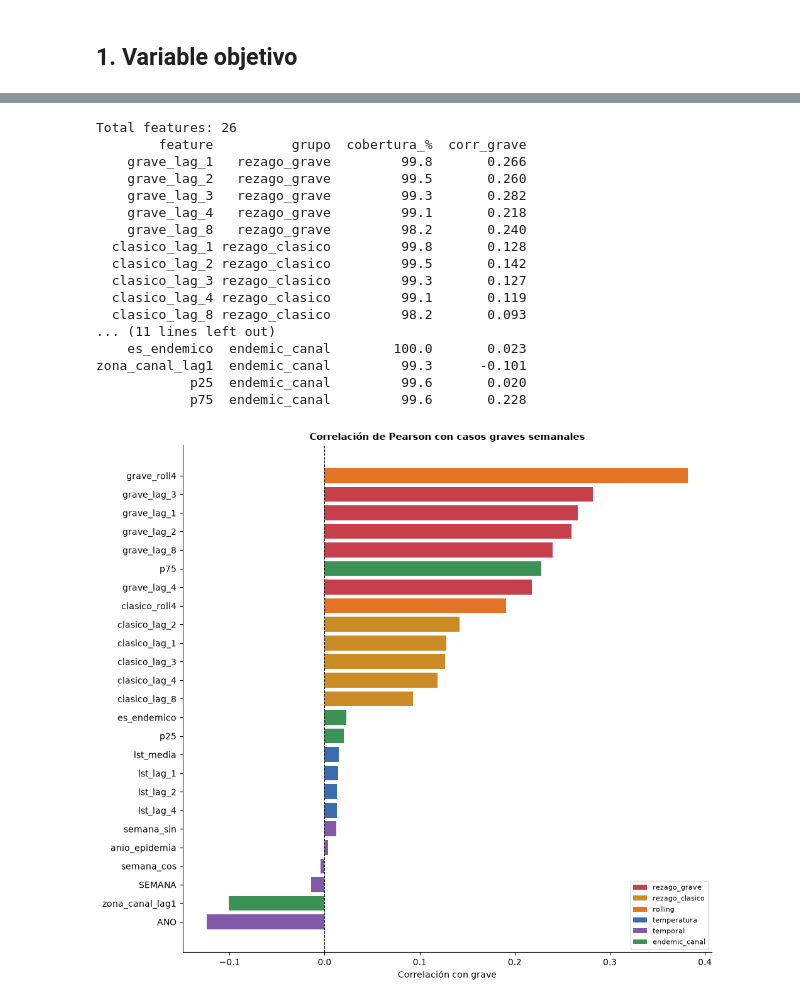
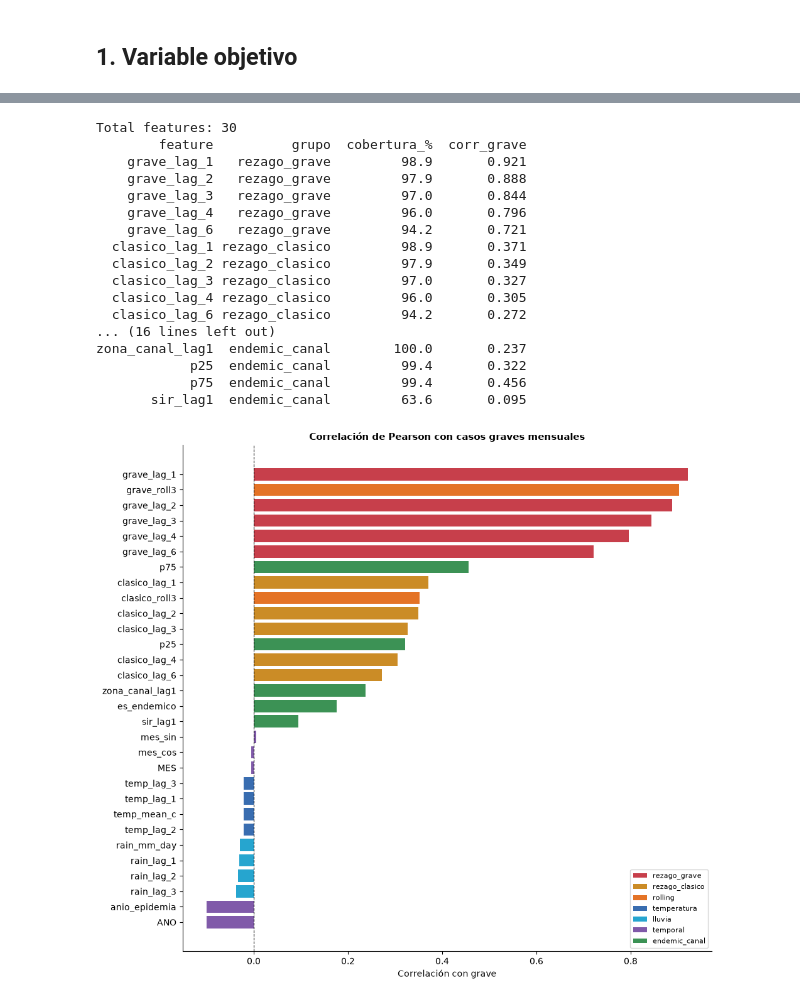
Before and after one commit to j-mauro-r/microproyecto-tema3, a Jupyter notebook: notebooks/09_Analisis_Features.ipynb, the cells around one changed output, grey strips where cells are left out. Saved outputs shown, nothing was run; the diff lists cells and outputs as text; code cells hidden in the pictures.

```diff
--- a/notebooks/09_Analisis_Features.ipynb
+++ b/notebooks/09_Analisis_Features.ipynb
@@ -218,0 +106,14 @@ plt.show()
+# %%
+clim_cols = ['temp_mean_c', 'temp_lag_1', 'temp_lag_2', 'temp_lag_3',
+             'rain_mm_day', 'rain_lag_1', 'rain_lag_2', 'rain_lag_3']
+
+print('Cobertura de features climáticas:')
+for c in clim_cols:
+    if c in df.columns:
+        pct = df[c].notna().mean() * 100
+        print(f'  {c:<20}: {pct:.1f}%')
+    else:
+        print(f'  {c:<20}: NO DISPONIBLE')
+
+print(f'\nRango temperatura  : {df["temp_mean_c"].min():.1f} – {df["temp_mean_c"].max():.1f} °C')
+print(f'Rango lluvia        : {df["rain_mm_day"].min():.1f} – {df["rain_mm_day"].max():.1f} mm/día')
@@ -343,71 +203,75 @@ print(summary.to_string(index=False))
 # %%
 FEATURE_COLS = (
-    [f'grave_lag_{l}'   for l in [1,2,3,4,8]] +
-    [f'clasico_lag_{l}' for l in [1,2,3,4,8]] +
-    ['grave_roll4','clasico_roll4'] +
-    ['lst_media','lst_lag_1','lst_lag_2','lst_lag_4'] +
-    ['semana_sin','semana_cos','anio_epidemia','ANO','SEMANA'] +
-    ['es_endemico','zona_canal_lag1','p25','p75','sir_lag1']
+    [f'grave_lag_{l}'   for l in [1, 2, 3, 4, 6]] +
+    [f'clasico_lag_{l}' for l in [1, 2, 3, 4, 6]] +
+    ['grave_roll3', 'clasico_roll3'] +
+    ['temp_mean_c', 'temp_lag_1', 'temp_lag_2', 'temp_lag_3'] +
+    ['rain_mm_day', 'rain_lag_1', 'rain_lag_2', 'rain_lag_3'] +
+    ['mes_sin', 'mes_cos', 'anio_epidemia', 'ANO', 'MES'] +
+    ['es_endemico', 'zona_canal_lag1', 'p25', 'p75', 'sir_lag1']
 )
-FEATURE_COLS = [c for c in FEATURE_COLS if c in wk.columns]
 TARGET = 'grave'
+
 GRUPOS = (
     ['rezago_grave']*5 + ['rezago_clasico']*5 + ['rolling']*2 +
-    ['temperatura']*4  + ['temporal']*5 + ['endemic_canal']*4
+    ['temperatura']*4  + ['lluvia']*4 + ['temporal']*5 + ['endemic_canal']*5
 )
+
+FEATURE_COLS = [c for c in FEATURE_COLS if c in df.columns]
 
 rows = []
 for c, g in zip(FEATURE_COLS, GRUPOS):
-    sub = wk[[c, TARGET]].dropna().reset_index(drop=True)
-    corr_val = round(sub.corr().iloc[0,1], 3) if len(sub) > 1 else np.nan
+    sub = df[[c, TARGET]].dropna().reset_index(drop=True)
+    corr_val = round(sub.corr().iloc[0, 1], 3) if len(sub) > 1 else float('nan')
     rows.append({'feature': c, 'grupo': g,
-                 'cobertura_%': round(wk[c].notna().mean()*100, 1),
+                 'cobertura_%': round(df[c].notna().mean()*100, 1),
                  'corr_grave': corr_val})
 
 summary = pd.DataFrame(rows)
 print(f'Total features: {len(FEATURE_COLS)}')
 print(summary.to_string(index=False))
 # %% [output]
-Total features: 26
+Total features: 30
         feature          grupo  cobertura_%  corr_grave
-    grave_lag_1   rezago_grave         99.8       0.266
-    grave_lag_2   rezago_grave         99.5       0.260
-    grave_lag_3   rezago_grave         99.3       0.282
-    grave_lag_4   rezago_grave         99.1       0.218
-    grave_lag_8   rezago_grave         98.2       0.240
-  clasico_lag_1 rezago_clasico         99.8       0.128
-  clasico_lag_2 rezago_clasico         99.5       0.142
-  clasico_lag_3 rezago_clasico         99.3       0.127
-  clasico_lag_4 rezago_clasico         99.1       0.119
-  clasico_lag_8 rezago_clasico         98.2       0.093
-... (11 lines left out)
-    es_endemico  endemic_canal        100.0       0.023
-zona_canal_lag1  endemic_canal         99.3      -0.101
-            p25  endemic_canal         99.6       0.020
-            p75  endemic_canal         99.6       0.228
+    grave_lag_1   rezago_grave         98.9       0.921
+    grave_lag_2   rezago_grave         97.9       0.888
+    grave_lag_3   rezago_grave         97.0       0.844
+    grave_lag_4   rezago_grave         96.0       0.796
+    grave_lag_6   rezago_grave         94.2       0.721
+  clasico_lag_1 rezago_clasico         98.9       0.371
+  clasico_lag_2 rezago_clasico         97.9       0.349
+  clasico_lag_3 rezago_clasico         97.0       0.327
+  clasico_lag_4 rezago_clasico         96.0       0.305
+  clasico_lag_6 rezago_clasico         94.2       0.272
+... (16 lines left out)
+zona_canal_lag1  endemic_canal        100.0       0.237
+            p25  endemic_canal         99.4       0.322
+            p75  endemic_canal         99.4       0.456
+       sir_lag1  endemic_canal         63.6       0.095
 # %%
 COLORS = {
     'rezago_grave':   '#BE1D2B',
     'rezago_clasico': '#C27800',
     'rolling':        '#E05A00',
     'temperatura':    '#1654A2',
+    'lluvia':         '#0096C7',
     'temporal':       '#6A3D9A',
     'endemic_canal':  '#1A7F37',
 }
 
 ss = summary.dropna(subset=['corr_grave']).sort_values('corr_grave')
 fig, ax = plt.subplots(figsize=(10, 9))
 ax.barh(ss['feature'], ss['corr_grave'],
         color=[COLORS[g] for g in ss['grupo']], alpha=0.85)
 ax.axvline(0, color='black', lw=0.8, ls='--')
-ax.set_title('Correlación de Pearson con casos graves semanales',
+ax.set_title('Correlación de Pearson con casos graves mensuales',
              fontsize=11, fontweight='bold')
 ax.set_xlabel('Correlación con grave')
 ax.spines[['top','right']].set_visible(False)
-ax.legend(handles=[Patch(facecolor=v, label=k, alpha=0.85) for k,v in COLORS.items()],
+ax.legend(handles=[Patch(facecolor=v, label=k, alpha=0.85) for k, v in COLORS.items()],
           fontsize=8, loc='lower right')
 plt.tight_layout()
 plt.savefig('../data/figures/13_correlacion_features.png', dpi=130, bbox_inches='tight')
 plt.show()
 # %% [output]
-[figure, old version]
+[figure, new version]
```
Also changed, not shown: parts of 27 cells of this notebook.
